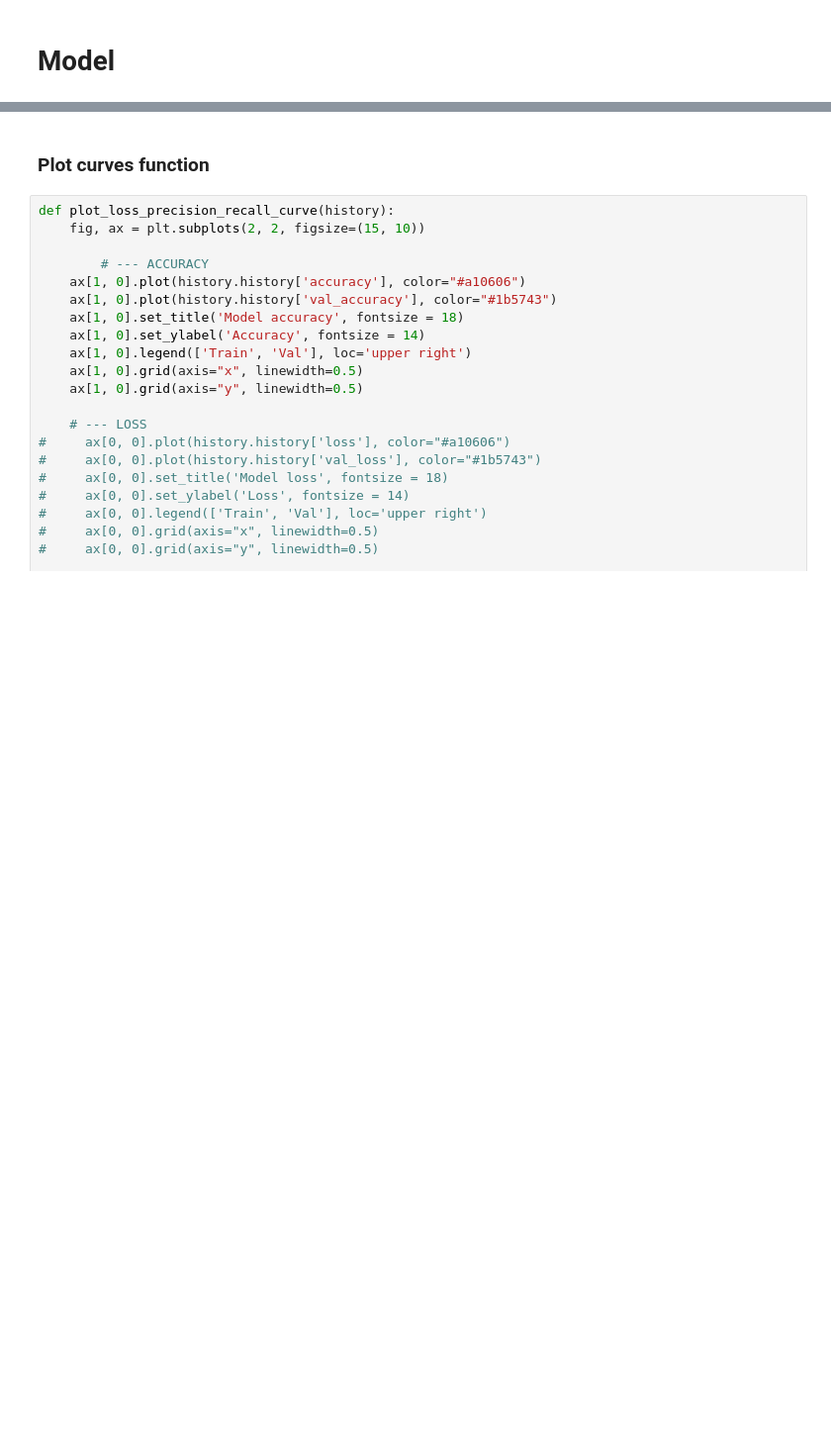
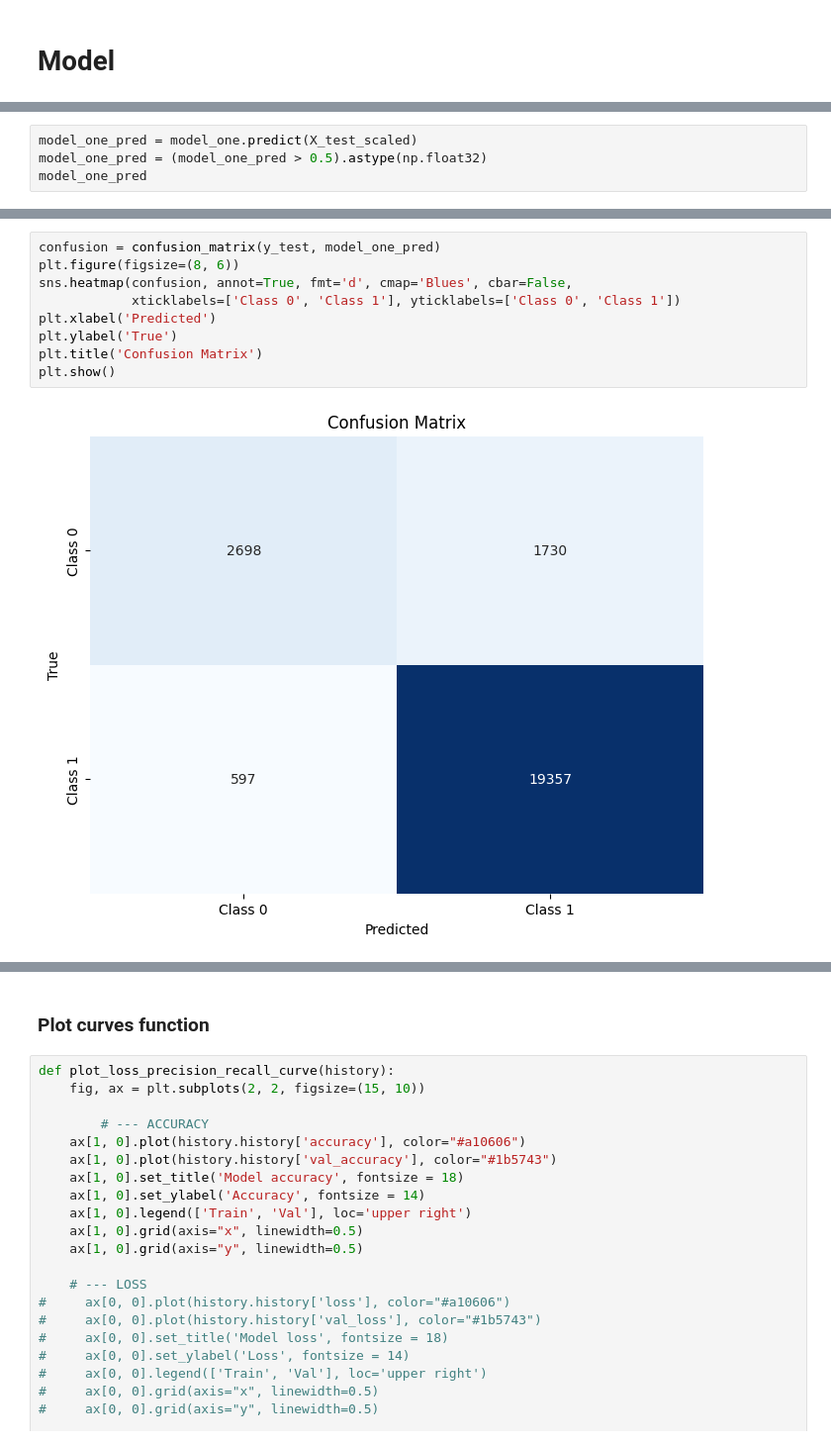
Before and after one commit to janduplessis883/project-showupforhealth, a Jupyter notebook: notebooks/alex_DL_UNBALANCED_Data.ipynb, the cells around one changed output, grey strips where cells are left out. Shown at 99% size. Drawn from its saved outputs; the diff is of its cells as text; blank space fills up the shorter version.

```diff
--- a/notebooks/alex_DL_UNBALANCED_Data.ipynb
+++ b/notebooks/alex_DL_UNBALANCED_Data.ipynb
@@ -284,0 +192,4 @@ Val Accuracy is 0.8149212598800659
+# %%
+model_one_pred = model_one.predict(X_test_scaled)
+model_one_pred = (model_one_pred > 0.5).astype(np.float32)
+model_one_pred
@@ -285 +205,12 @@ Val Accuracy is 0.8149212598800659
+# %%
+confusion = confusion_matrix(y_test, model_one_pred)
+plt.figure(figsize=(8, 6))
+sns.heatmap(confusion, annot=True, fmt='d', cmap='Blues', cbar=False,
+            xticklabels=['Class 0', 'Class 1'], yticklabels=['Class 0', 'Class 1'])
+plt.xlabel('Predicted')
+plt.ylabel('True')
+plt.title('Confusion Matrix')
+plt.show()
+# %% [output]
+[figure, added]
 # %%
```
Also changed, not shown: parts of 49 cells of this notebook.
